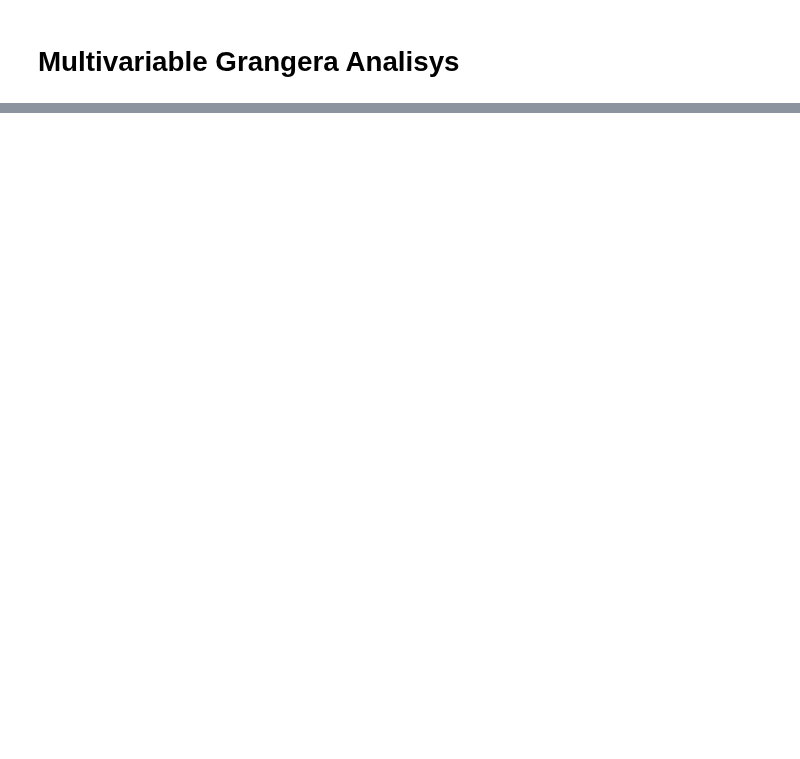
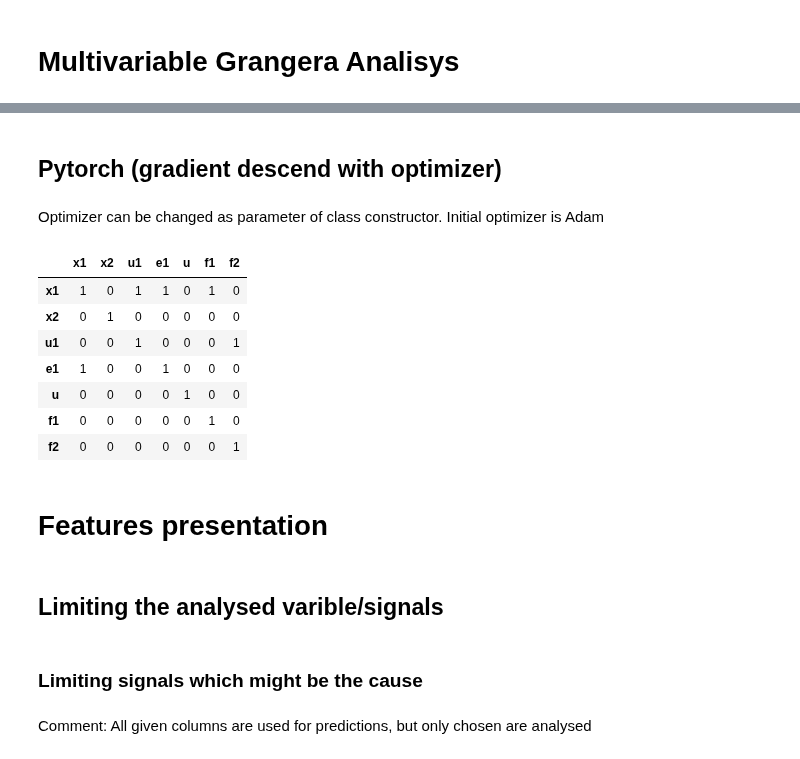
Before and after one commit to Smoldersob/EnhancedGrangerCausalAnalysis, a Jupyter notebook: example/PID_reg.ipynb, the cells around one changed output, grey strips where cells are left out. Cells and saved outputs as stored; diff of their text form; code cells hidden in the pictures; blank space fills up the shorter version.

Commit message:
Correcting example and presentation

```diff
--- a/example/PID_reg.ipynb
+++ b/example/PID_reg.ipynb
@@ -231,0 +108,25 @@ AttributeError: module 'complex_granger_analisys.src.complex_granger_analisys' h
+# %% [markdown]
+## Pytorch (gradient descend with optimizer)
+# %% [markdown]
+Optimizer can be changed as parameter of class constructor. Initial optimizer is Adam
+# %%
+GCANN2=CGA.PTNeuralSparseConstaraintedMVGC()
+GCANN2.fit(data=[dane,dane2])
+GCANN2.results.result()
+# %% [output]
+|  | x1 | x2 | u1 | e1 | u | f1 | f2 |
+| x1 | 1 | 0 | 1 | 1 | 0 | 1 | 0 |
+| x2 | 0 | 1 | 0 | 0 | 0 | 0 | 0 |
+| u1 | 0 | 0 | 1 | 0 | 0 | 0 | 1 |
+| e1 | 1 | 0 | 0 | 1 | 0 | 0 | 0 |
+| u | 0 | 0 | 0 | 0 | 1 | 0 | 0 |
+| f1 | 0 | 0 | 0 | 0 | 0 | 1 | 0 |
+| f2 | 0 | 0 | 0 | 0 | 0 | 0 | 1 |
+# %% [markdown]
+# Features presentation
+# %% [markdown]
+## Limiting the analysed varible/signals
+# %% [markdown]
+### Limiting signals which might be the cause
+# %% [markdown]
+Comment: All given columns are used for predictions, but only chosen are analysed
```
Also changed, not shown: parts of 65 cells of this notebook.
